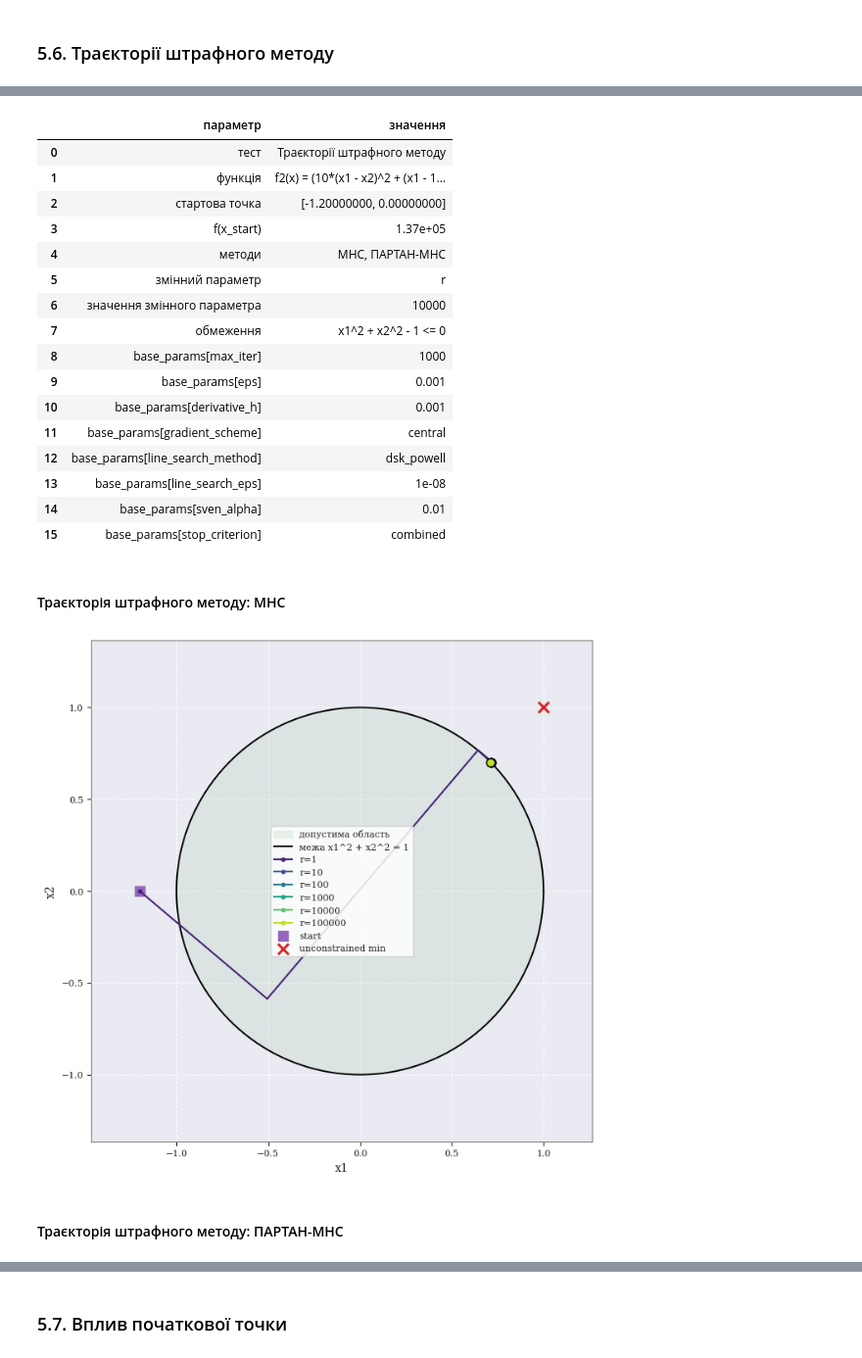
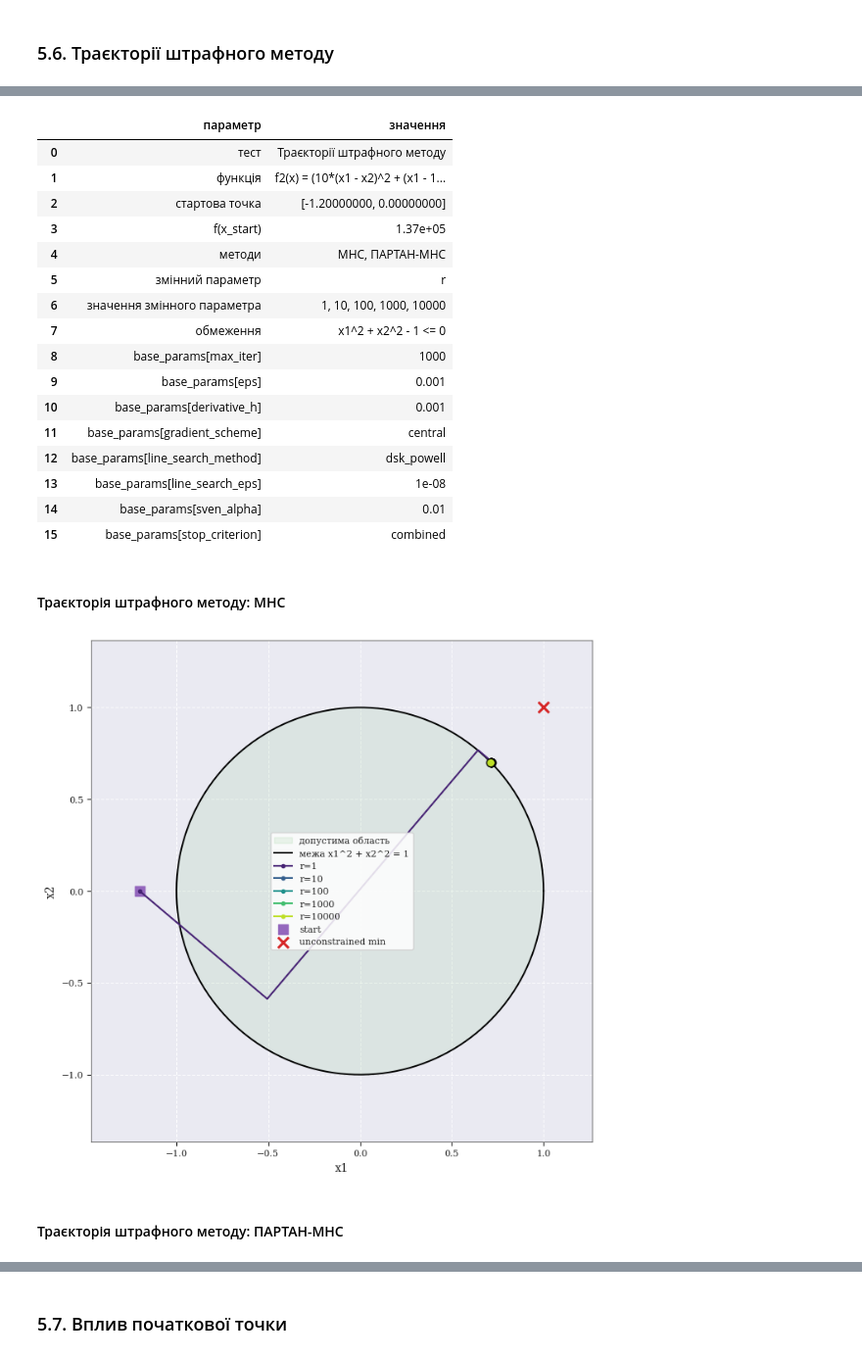
Before and after one commit to sburdiug/my_optimization_methods, a Jupyter notebook: cw/partan_mns_experiments.ipynb, the cells around one changed output, grey strips where cells are left out. Shown at 98% size. Drawn from its saved outputs; the diff is of its cells as text; code cells hidden in the pictures.

```diff
--- a/cw/partan_mns_experiments.ipynb
+++ b/cw/partan_mns_experiments.ipynb
@@ -1329,6 +1329,7 @@ show_test_initial_data(
     params=penalty_base_params,
 )
 penalty_tables = compare_penalty_methods(base_params=penalty_base_params, r_values=R_VALUES)
+R_VALUES_AFTER_52 = (1, 10, 100, 1000, 10000)
 penalty_long = pd.concat(
     [table.assign(method=method_name) for method_name, table in penalty_tables.items()],
     ignore_index=True,
@@ -1586,7 +1587,7 @@ display(Markdown("**Висновок.** Лінія `1 / sqrt(2)` викорис
 show_test_initial_data(
     "\u0422\u0440\u0430\u0454\u043a\u0442\u043e\u0440\u0456\u0457 \u0448\u0442\u0440\u0430\u0444\u043d\u043e\u0433\u043e \u043c\u0435\u0442\u043e\u0434\u0443",
     varied_parameter="r",
-    varied_values=R_VALUES,
+    varied_values=R_VALUES_AFTER_52,
     methods=list(METHODS),
     extra_rows=[{"parameter": "\u043e\u0431\u043c\u0435\u0436\u0435\u043d\u043d\u044f", "value": "x1^2 + x2^2 - 1 <= 0"}],
     params=penalty_base_params,
@@ -1604,12 +1605,12 @@ def penalty_stage_trajectories(stage_callable, start_point, penalty_values, stag
 
 
 stage_method_map = METHODS
-stage_color_values = plt.get_cmap("viridis")(np.linspace(0.1, 0.9, len(R_VALUES)))
+stage_color_values = plt.get_cmap("viridis")(np.linspace(0.1, 0.9, len(R_VALUES_AFTER_52)))
 
 for stage_method_name, stage_callable in stage_method_map.items():
     fig, ax = plt.subplots(figsize=(7, 7))
     plot_circle_constraint(ax)
-    method_stage_records = penalty_stage_trajectories(stage_callable, X_START, R_VALUES, penalty_base_params)
+    method_stage_records = penalty_stage_trajectories(stage_callable, X_START, R_VALUES_AFTER_52, penalty_base_params)
     method_limit_points = [np.asarray(X_START, dtype=float).reshape(1, 2), np.array([[1.0, 1.0]], dtype=float)]
     for stage_record, stage_color in zip(method_stage_records, stage_color_values):
         stage_value, stage_path = stage_record
@@ -1642,7 +1643,7 @@ plot_circle_constraint(ax)
 combined_color_by_method = {"МНС": "orange", "ПАРТАН-МНС": "navy"}
 combined_limit_points = [np.asarray(X_START, dtype=float).reshape(1, 2), np.array([[1.0, 1.0]], dtype=float)]
 for combined_method_name, combined_callable in stage_method_map.items():
-    combined_records = penalty_stage_trajectories(combined_callable, X_START, R_VALUES, penalty_base_params)
+    combined_records = penalty_stage_trajectories(combined_callable, X_START, R_VALUES_AFTER_52, penalty_base_params)
     combined_path = np.vstack(
         [path_part if record_index == 0 else path_part[1:] for record_index, (_, path_part) in enumerate(combined_records)]
     )
@@ -1668,33 +1669,33 @@ for combined_method_name, combined_callable in stage_method_map.items():
     combined_limit_points.append(combined_path)
 ax.scatter([X_START[0]], [X_START[1]], marker="s", s=70, color="tab:purple", label="start")
 ax.scatter([1.0], [1.0], marker="x", s=90, color="tab:red", linewidths=2.2, label="unconstrained min")
 show_plot_heading("\u041f\u043e\u0440\u0456\u0432\u043d\u044f\u043d\u043d\u044f \u0442\u0440\u0430\u0454\u043a\u0442\u043e\u0440\u0456\u0439 \u0448\u0442\u0440\u0430\u0444\u043d\u043e\u0433\u043e \u043c\u0435\u0442\u043e\u0434\u0443")
 ax.set_xlabel("x1")
 ax.set_ylabel("x2")
 apply_equal_data_limits(ax, np.vstack(combined_limit_points), include_unit_circle=True)
 ax.grid(True, linestyle="--", alpha=0.85)
 ax.legend(fontsize=8)
 plt.tight_layout()
 plt.show()
 # %% [output]
 #### Початкові дані тесту
 |  | параметр | значення |
 | 0 | тест | Траєкторії штрафного методу |
 | 1 | функція | f2(x) = (10*(x1 - x2)^2 + (x1 - 1... |
 | 2 | стартова точка | [-1.20000000, 0.00000000] |
 | 3 | f(x_start) | 1.37e+05 |
 | 4 | методи | МНС, ПАРТАН-МНС |
 | 5 | змінний параметр | r |
-| 6 | значення змінного параметра | 10000 |
+| 6 | значення змінного параметра | 1, 10, 100, 1000, 10000 |
 | 7 | обмеження | x1^2 + x2^2 - 1 <= 0 |
 | 8 | base_params[max_iter] | 1000 |
 | 9 | base_params[eps] | 0.001 |
 | 10 | base_params[derivative_h] | 0.001 |
 | 11 | base_params[gradient_scheme] | central |
 | 12 | base_params[line_search_method] | dsk_powell |
 | 13 | base_params[line_search_eps] | 1e-08 |
 | 14 | base_params[sven_alpha] | 0.01 |
 | 15 | base_params[stop_criterion] | combined |
 #### Траєкторія штрафного методу: МНС
-[figure, old version]
+[figure, new version]
 #### Траєкторія штрафного методу: ПАРТАН-МНС
```
Also changed, not shown: parts of 4 cells of this notebook.
